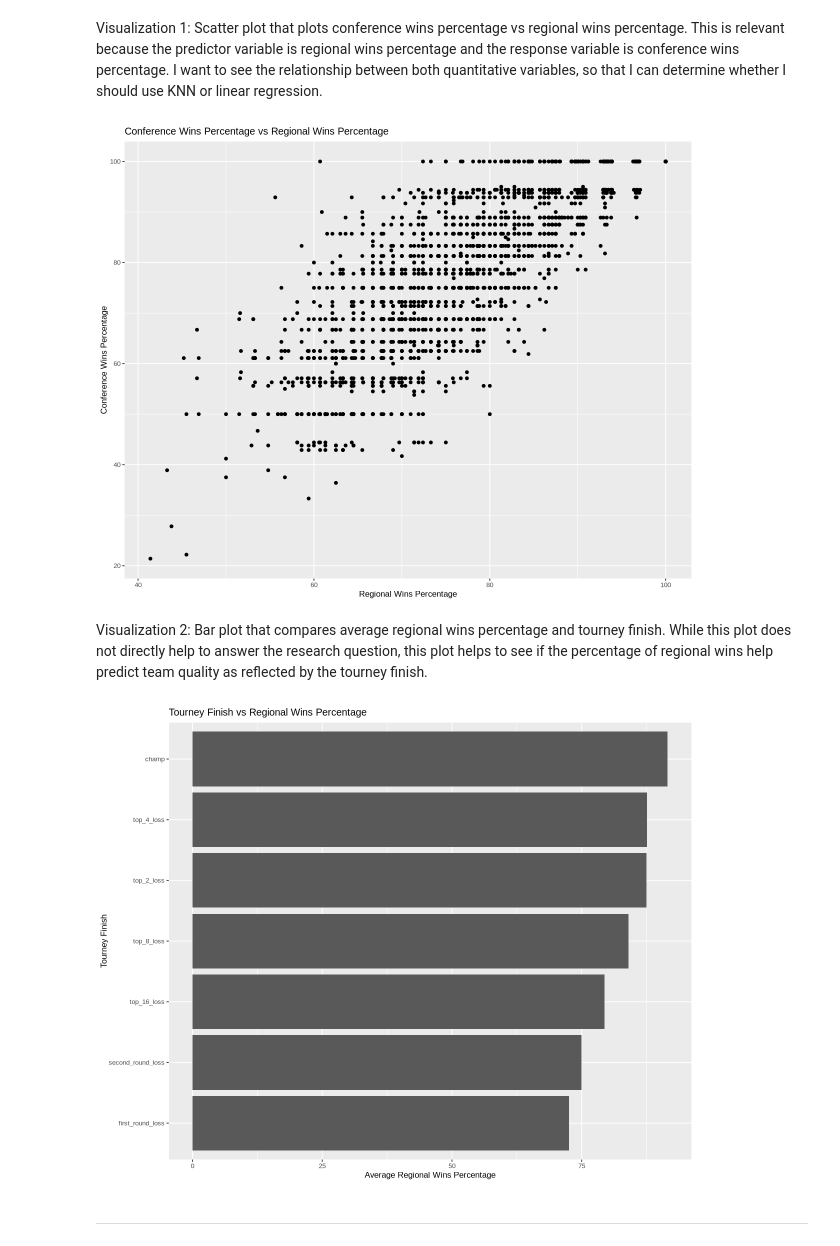
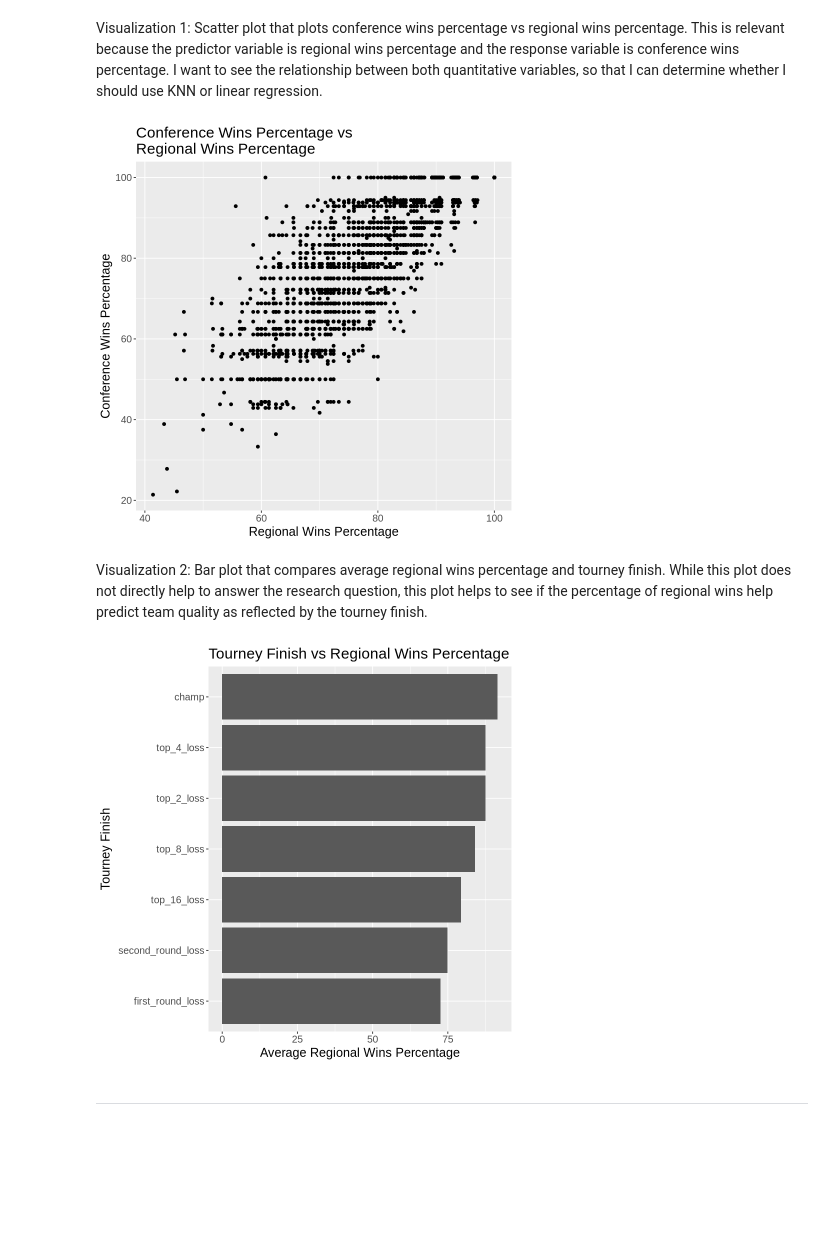
Before and after one commit to mavischan7/dsci-100-project-mavis-chan, a Jupyter notebook: dsci-100-project-notebook.ipynb, the cells around one changed output. Cells and saved outputs as stored; diff of their text form; code cells hidden in the pictures; blank space fills up the shorter version.

```diff
--- a/dsci-100-project-notebook.ipynb
+++ b/dsci-100-project-notebook.ipynb
@@ -406,14 +396,14 @@ Visualization 1: Scatter plot that plots conference wins percentage vs regional
 # %%
 tournament_scatterplot <- tournament_tidy |>
     ggplot(aes(x = reg_wins_pct, y = conf_wins_pct)) +
     geom_point() +
     xlab("Regional Wins Percentage") +
     ylab("Conference Wins Percentage") +
-    theme(text = element_text(size = 10)) +
-    ggtitle("Conference Wins Percentage vs Regional Wins Percentage")
+    theme(text = element_text(size = 15)) +
+    ggtitle("Conference Wins Percentage vs \nRegional Wins Percentage")
 tournament_scatterplot
 # %% [output]
-[figure, old version]
+[figure, new version]
 # %% [markdown]
 Visualization 2: Bar plot that compares average regional wins percentage and tourney finish. While this plot does not directly help to answer the research question, this plot helps to see if the percentage of regional wins help predict team quality as reflected by the tourney finish.
 # %%
@@ -425,10 +415,10 @@ tournament_bar <- tournament_tidy |>
     xlab("Average Regional Wins Percentage") +
     ylab("Tourney Finish") +
     ggtitle("Tourney Finish vs Regional Wins Percentage") +
-    theme(text = element_text(size = 10))
+    theme(text = element_text(size = 15))
 tournament_bar
 # %% [output]
-[figure, old version]
+[figure, new version]
 # %% [markdown]
 ------
 # %% [markdown]
```
Also changed, not shown: parts of 4 cells of this notebook.
